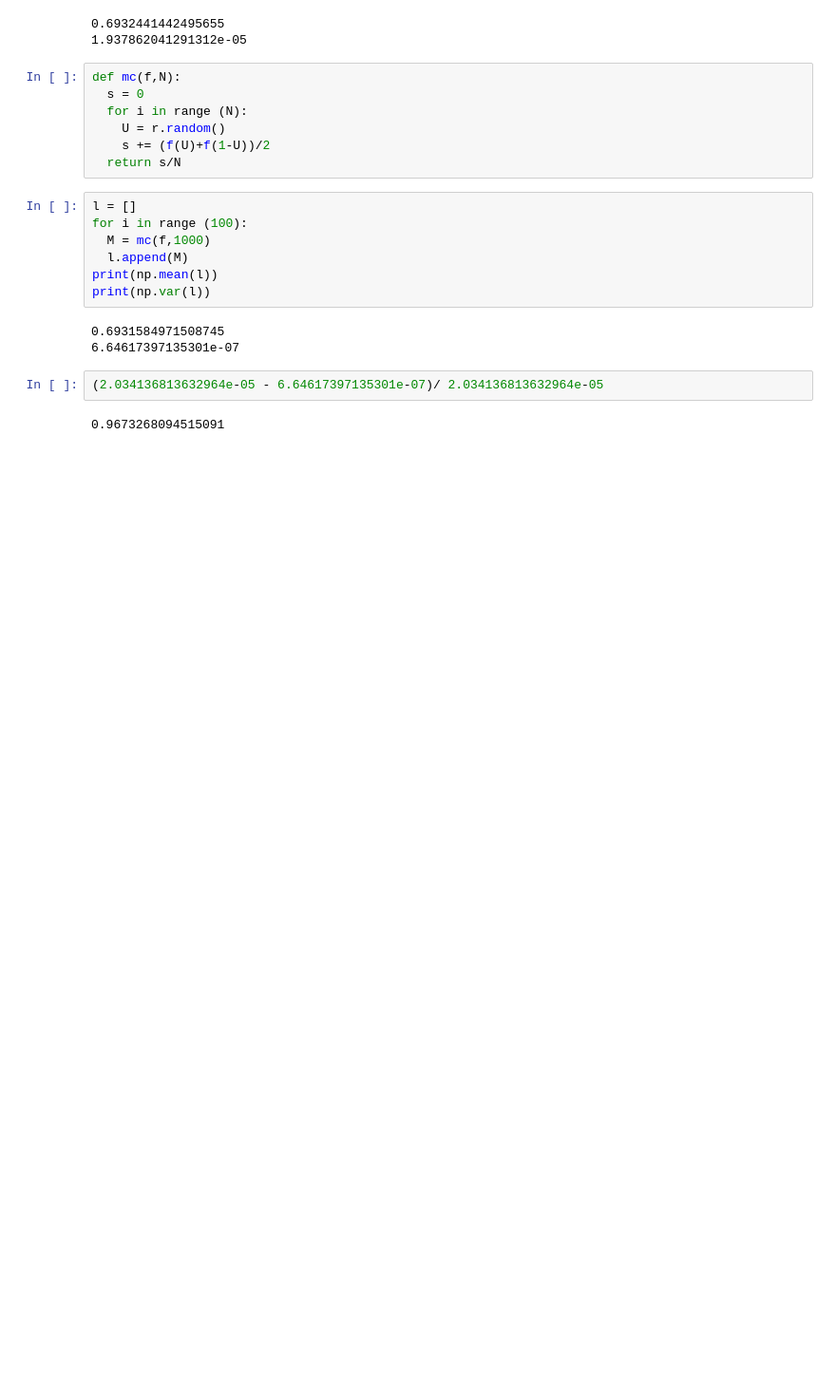
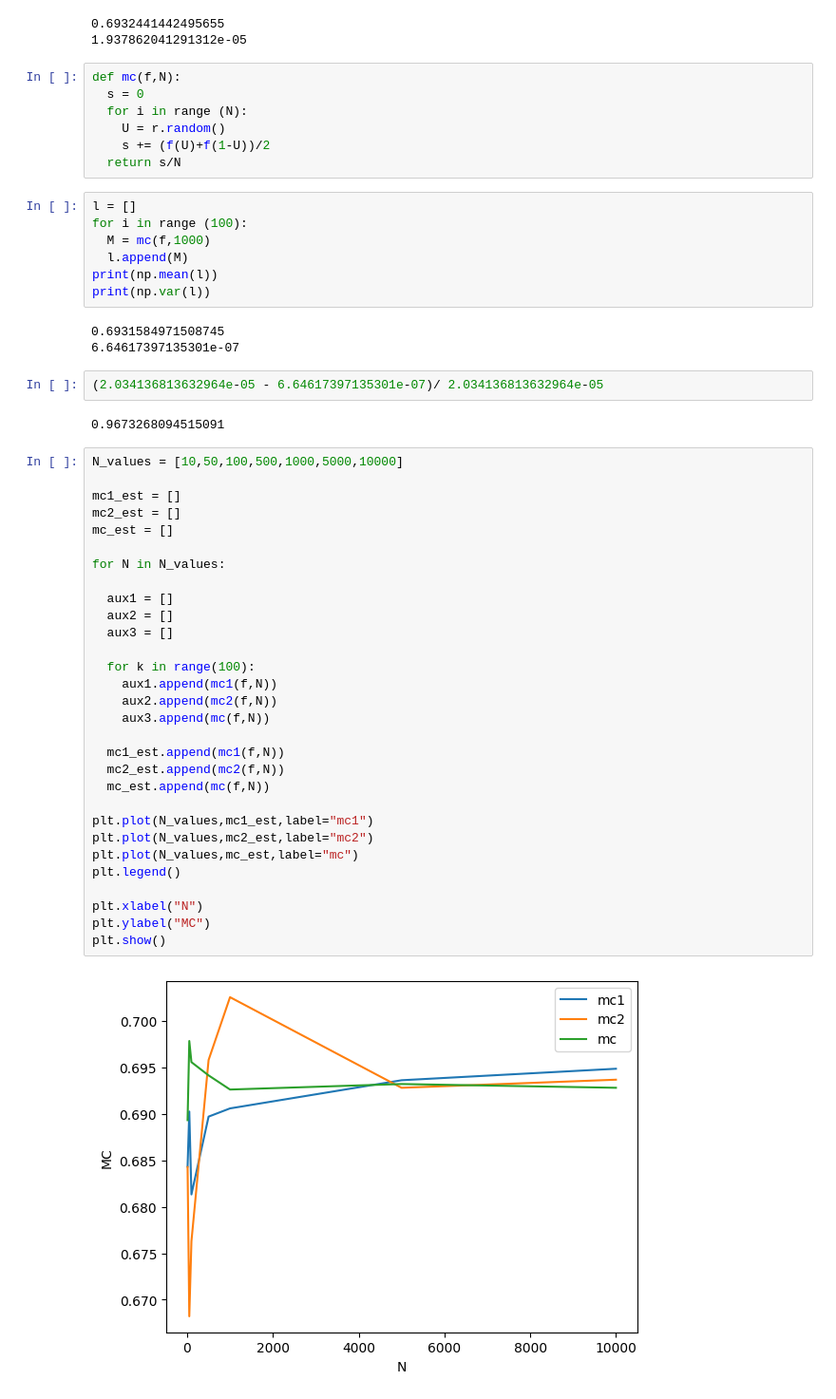
Before and after one commit to Perlangas28/Simulacion_1, a Jupyter notebook: Clase_150626.ipynb, the cells around one changed output. Shown at 95% size. Saved outputs shown, nothing was run; the diff lists cells and outputs as text; blank space fills up the shorter version.

```diff
--- a/Clase_150626.ipynb
+++ b/Clase_150626.ipynb
@@ -66,3 +66,35 @@ print(np.var(l))
 (2.034136813632964e-05 - 6.64617397135301e-07)/ 2.034136813632964e-05
 # %% [output]
 0.9673268094515091
+# %%
+N_values = [10,50,100,500,1000,5000,10000]
+
+mc1_est = []
+mc2_est = []
+mc_est = []
+
+for N in N_values:
+
+  aux1 = []
+  aux2 = []
+  aux3 = []
+
+  for k in range(100):
+    aux1.append(mc1(f,N))
+    aux2.append(mc2(f,N))
+    aux3.append(mc(f,N))
+
+  mc1_est.append(mc1(f,N))
+  mc2_est.append(mc2(f,N))
+  mc_est.append(mc(f,N))
+
+plt.plot(N_values,mc1_est,label="mc1")
+plt.plot(N_values,mc2_est,label="mc2")
+plt.plot(N_values,mc_est,label="mc")
+plt.legend()
+
+plt.xlabel("N")
+plt.ylabel("MC")
+plt.show()
+# %% [output]
+[figure, added]
```
